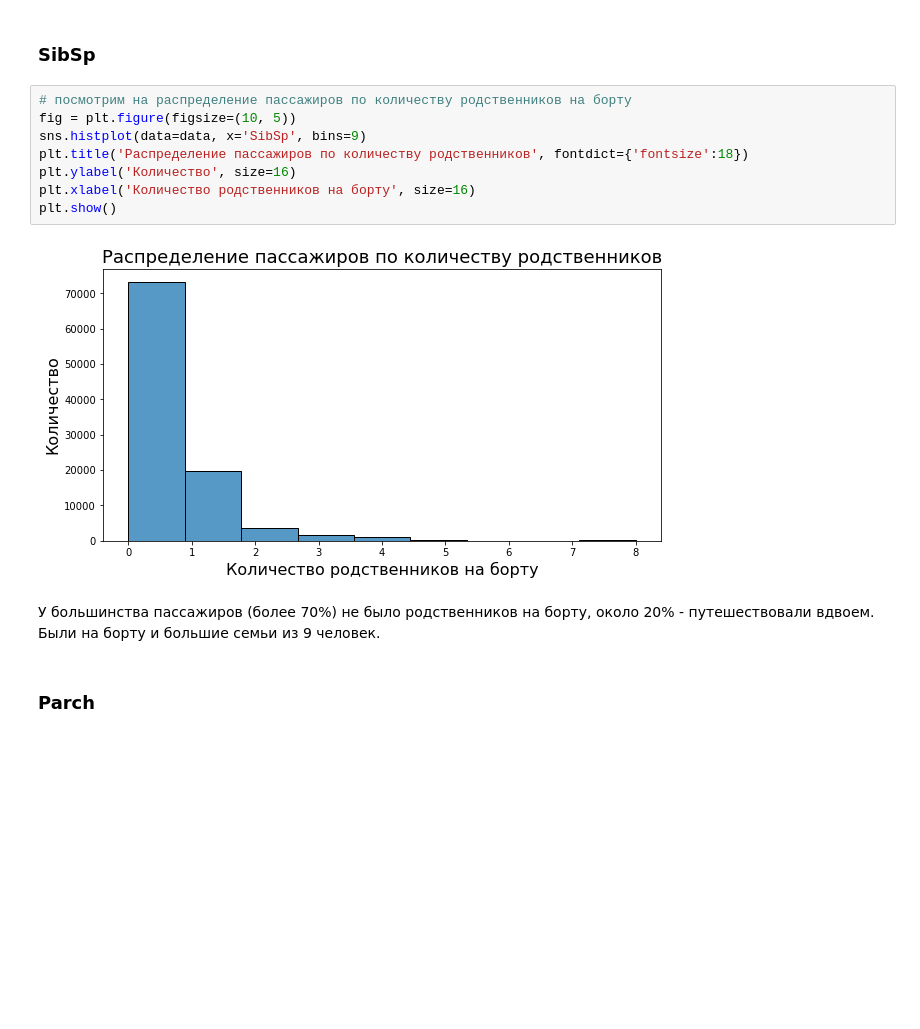
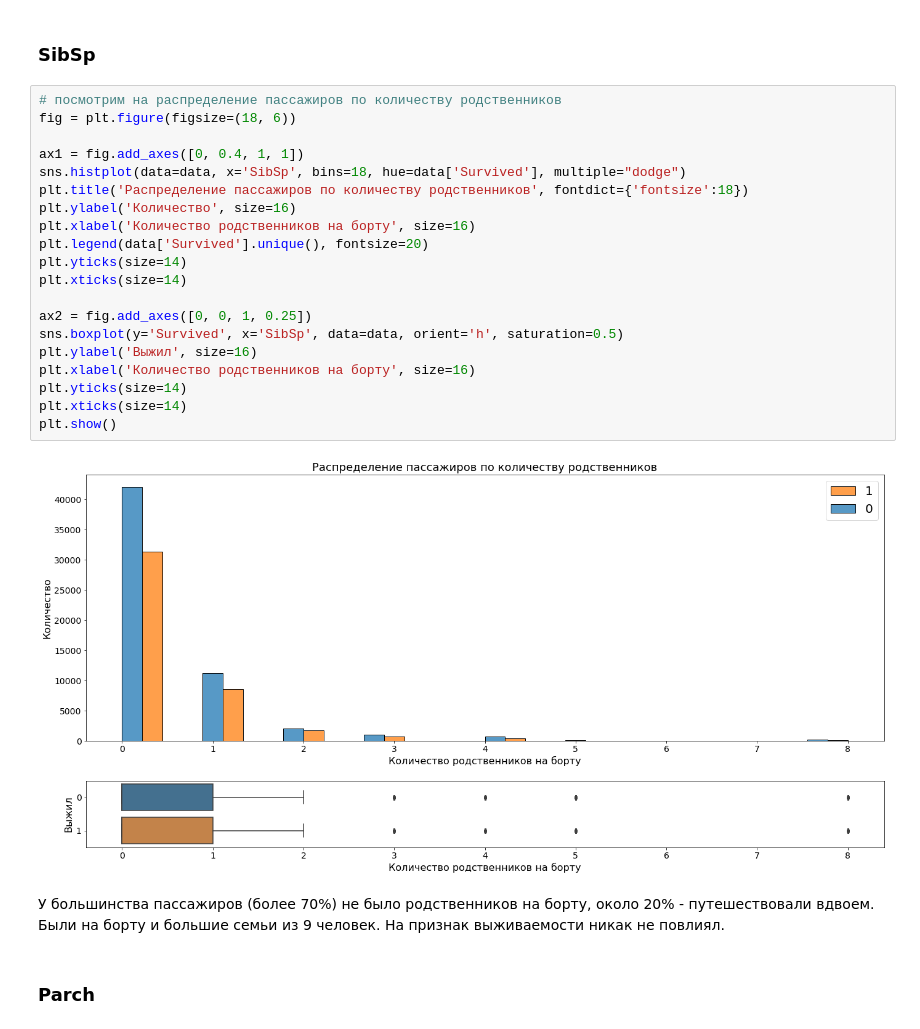
Before and after one commit to Alexandr-M-85/RS_School_ML_intro, a Jupyter notebook: eda.ipynb, the cells around one changed output. Cells and saved outputs as stored; diff of their text form; blank space fills up the shorter version.

```diff
--- a/eda.ipynb
+++ b/eda.ipynb
@@ -222,17 +203,29 @@ plt.show()
 # %% [markdown]
 ### SibSp
 # %%
-# посмотрим на распределение пассажиров по количеству родственников на борту
-fig = plt.figure(figsize=(10, 5))
-sns.histplot(data=data, x='SibSp', bins=9)
+# посмотрим на распределение пассажиров по количеству родственников
+fig = plt.figure(figsize=(18, 6))
+
+ax1 = fig.add_axes([0, 0.4, 1, 1])
+sns.histplot(data=data, x='SibSp', bins=18, hue=data['Survived'], multiple="dodge")
 plt.title('Распределение пассажиров по количеству родственников', fontdict={'fontsize':18})
 plt.ylabel('Количество', size=16)
 plt.xlabel('Количество родственников на борту', size=16)
+plt.legend(data['Survived'].unique(), fontsize=20)
+plt.yticks(size=14)
+plt.xticks(size=14)
+
+ax2 = fig.add_axes([0, 0, 1, 0.25])
+sns.boxplot(y='Survived', x='SibSp', data=data, orient='h', saturation=0.5)
+plt.ylabel('Выжил', size=16)
+plt.xlabel('Количество родственников на борту', size=16)
+plt.yticks(size=14)
+plt.xticks(size=14)
 plt.show()
 # %% [output]
-[figure, old version]
+[figure, new version]
 # %% [markdown]
-У большинства пассажиров (более 70%) не было родственников на борту, около 20% - путешествовали вдвоем. Были на борту и большие семьи из 9 человек.
+У большинства пассажиров (более 70%) не было родственников на борту, около 20% - путешествовали вдвоем. Были на борту и большие семьи из 9 человек. На признак выживаемости никак не повлиял.
 # %% [markdown]
 ### Parch
 # %%
```
Also changed, not shown: parts of 10 cells of this notebook.
